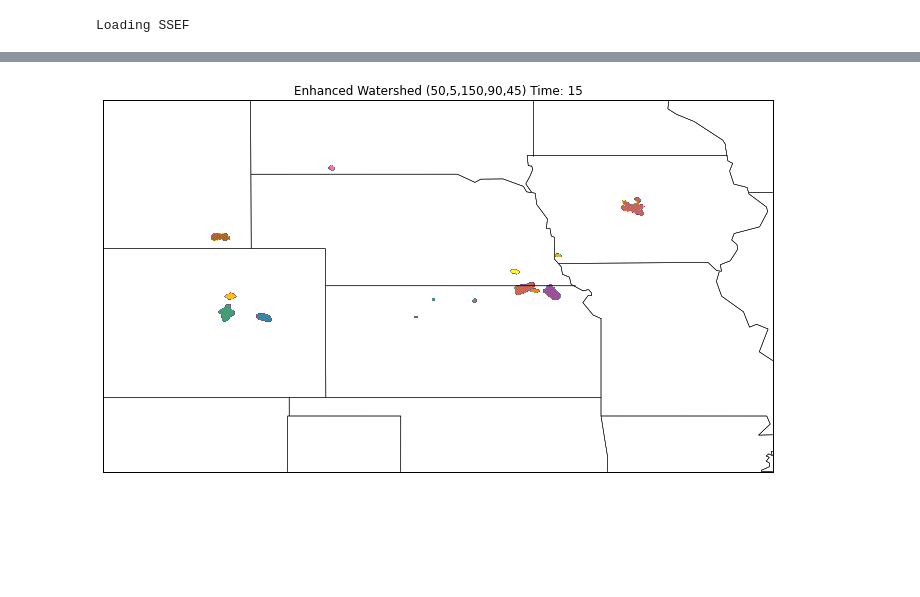
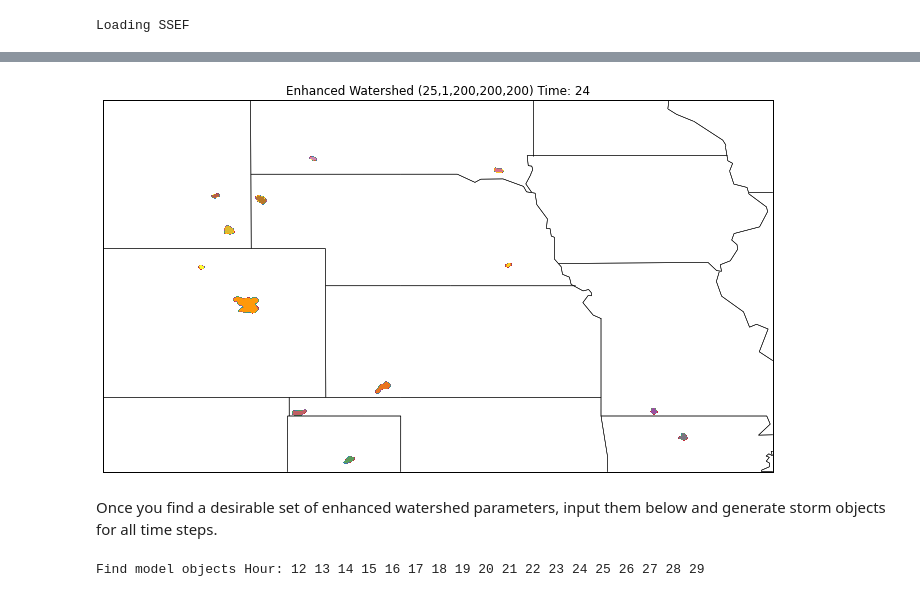
Before and after one commit to djgagne/hagelslag, a Jupyter notebook: demos/unidata_users_workshop_2015.ipynb, the cells around one changed output, grey strips where cells are left out. Drawn from its saved outputs; the diff is of its cells as text; code cells hidden in the pictures; blank space fills up the shorter version.

```diff
--- a/demos/unidata_users_workshop_2015.ipynb
+++ b/demos/unidata_users_workshop_2015.ipynb
@@ -64,37 +138,76 @@ plt.title("Max Updraft Helicity {0}-{1}".format(start_date.strftime("%d %B %y %H
 # %%
-def ew_demo(min_val=5, step_val=1, max_val=100, size_val=50, delta_val=5, time=12):
-    ew = EnhancedWatershed(25,5,200,size_val,50)
+def ew_demo(min_max, step_val, size_val=50, delta_val=5, time=12):
+    ew = EnhancedWatershed(min_max[0],step_val,min_max[1],size_val,delta_val)
     plt.figure(figsize=(12,8))
     basemap.drawstates()
-    labels = ew.label(gaussian_filter(model_grid.data[time], 1))
+    labels = ew.label(gaussian_filter(model_grid.data[time - model_grid.start_hour], 1))
     plt.contourf(model_grid.lon,
                  model_grid.lat,
                  labels,
                  np.arange(1,labels.max()),
                  extend="max",
                  cmap="Set1")
     plt.xlim(*lon_range)
     plt.ylim(*lat_range)
     plt.grid()
-    plt.title("Enhanced Watershed ({0:d},{1:d},{2:d},{3:d},{4:d}) Time: {5:d}".format(min_val,
+    plt.title("Enhanced Watershed ({0:d},{1:d},{2:d},{3:d},{4:d}) Time: {5:d}".format(min_max[0],
                                                                                       step_val,
-                                                                                      max_val,
+                                                                                      min_max[1],
                                                                                       size_val,
                                                                                       delta_val,
                                                                                       time))
-min_slider = widgets.IntSlider(min=10, max=300, step=10, value=25)
-step_slider = widgets.IntSlider(min=1, max=10, step=1, value=5)
-max_slider = widgets.IntSlider(min=100, max=300, step=10, value=150)
-size_slider = widgets.IntSlider(min=5, max=200, step=5)
-delta_slider = widgets.IntSlider(min=5, max=100, step=5)
-time_slider = widgets.IntSlider(min=0, max=model_grid.data.shape[0]-1, value=12)
+minmax_slider = widgets.IntRangeSlider(min=10, max=300, step=10, value=(25,200))
+step_slider = widgets.IntSlider(min=1, max=10, step=1, value=1)
+size_slider = widgets.IntSlider(min=5, max=200, step=5, value=50)
+delta_slider = widgets.IntSlider(min=10, max=200, step=10, value=20)
+time_slider = widgets.IntSlider(min=model_grid.start_hour, max=model_grid.end_hour, step=1, value=24)
 w = widgets.interactive(ew_demo,
-                        min_val=min_slider,
+                        min_max=minmax_slider,
                         step_val=step_slider,
-                        max_val=max_slider,
                         size_val=size_slider,
                         delta_val=delta_slider,
                         time=time_slider)
 display(w)
 # %% [output]
-[figure, old version]
+[figure, new version]
+# %% [markdown]
+Once you find a desirable set of enhanced watershed parameters, input them below and generate storm objects for all time steps.
+# %%
+def get_forecast_objects(model_grid, ew_params, min_size, gaussian_window):
+    ew = EnhancedWatershed(*ew_params)
+    model_objects = []
+    print "Find model objects Hour:",
+    for h, hour in enumerate(np.arange(model_grid.start_hour, model_grid.end_hour + 1)):
+        print "{0:02d}".format(hour),
+        hour_labels = ew.size_filter(ew.label(gaussian_filter(model_grid.data[h], gaussian_window)), min_size)
+        obj_slices = find_objects(hour_labels)
+        num_slices = len(obj_slices)
+        model_objects.append([])
+        if num_slices > 0:
+            for sl in obj_slices:
+                model_objects[-1].append(STObject(model_grid.data[h][sl],
+                                                  np.where(hour_labels[sl] > 0, 1, 0),
+                                                  model_grid.x[sl],
+                                                  model_grid.y[sl],
+                                                  model_grid.i[sl],
+                                                  model_grid.j[sl],
+                                                  hour,
+                                                  hour,
+                                                  dx=3000))
+                if h > 0:
+                    dims = model_objects[-1][-1].timesteps[0].shape
+                    model_objects[-1][-1].estimate_motion(hour, model_grid.data[h-1], dims[1], dims[0])
+    return model_objects
+
+min_thresh = 20
+max_thresh = 200
+step = 1
+max_size = 90
+min_size = 20
+delta = 100
+gaussian_filter_size = 2
+
+model_objects = get_forecast_objects(model_grid, (min_thresh, step, max_thresh, max_size, delta),
+                                     min_size, gaussian_filter_size)
+# %% [output]
+Find model objects Hour: 12 13 14 15 16 17 18 19 20 21 22 23 24 25 26 27 28 29
```
Also changed, not shown: parts of 19 cells of this notebook.
